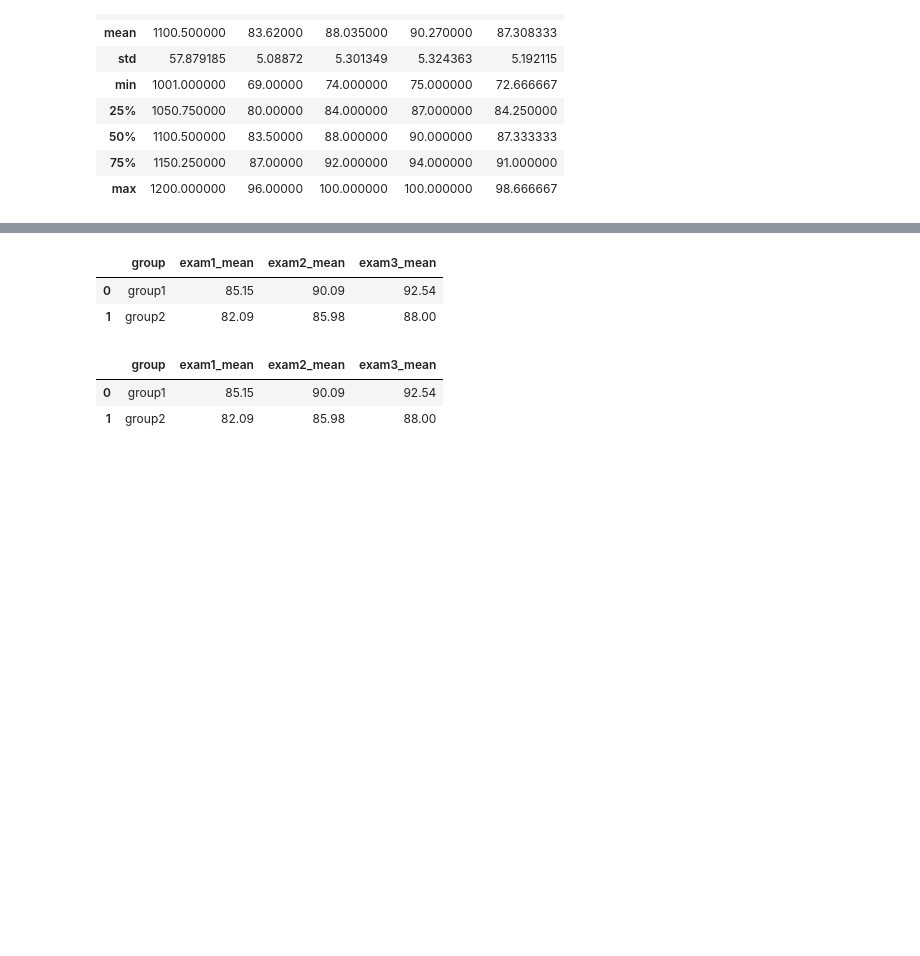
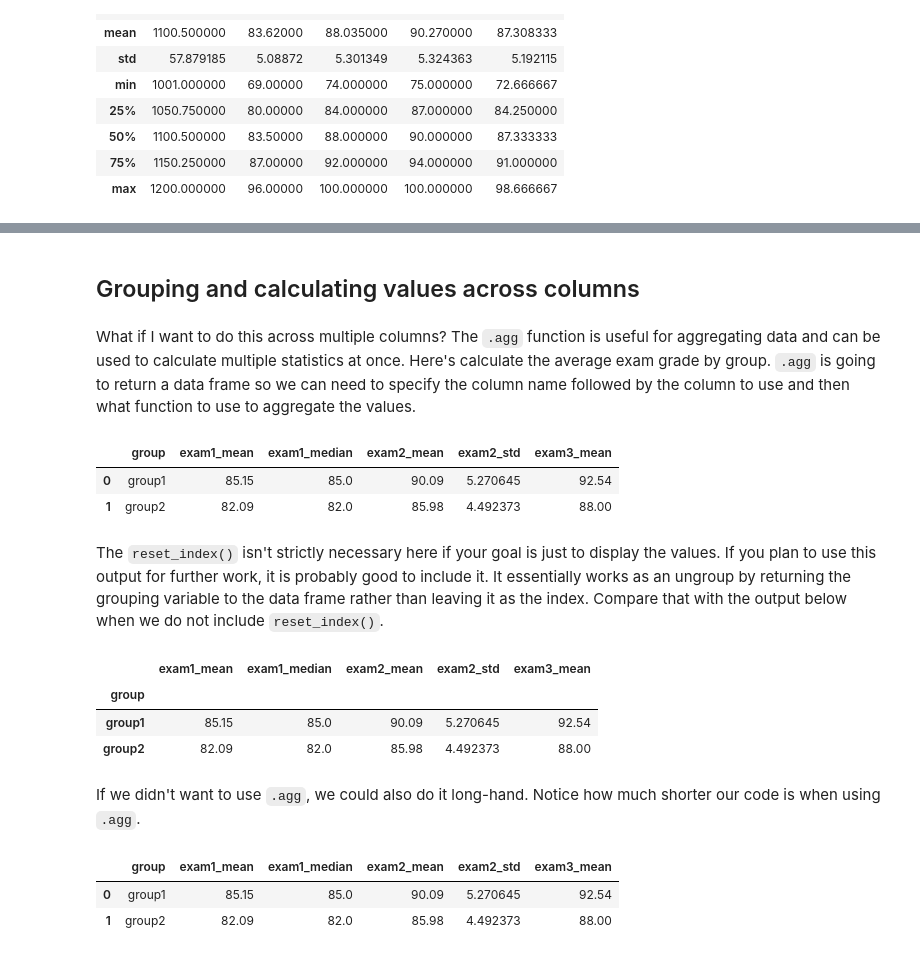
Before and after one commit to gphaser/Python-Intro, a Jupyter notebook: Exam data.ipynb, the cells around one changed output, grey strips where cells are left out. Drawn from its saved outputs; the diff is of its cells as text; code cells hidden in the pictures; blank space fills up the shorter version.

Commit message:
Adding in the aggregating and a quick plot

```diff
--- a/Exam data.ipynb
+++ b/Exam data.ipynb
@@ -133,0 +234,3 @@ exam_data['avg_grade'] = exam_data[['exam1', 'exam2', 'exam3']].mean(axis=1)
+# %%
+exam_data['total_points'] = exam_data['exam1'] + exam_data['exam2'] + exam_data['exam3']
+exam_data.head()
@@ -134,34 +288,60 @@ exam_data['avg_grade'] = exam_data[['exam1', 'exam2', 'exam3']].mean(axis=1)
+# %% [markdown]
+## Grouping and calculating values across columns
+# %% [markdown]
+What if I want to do this across multiple columns? The `.agg` function is useful for aggregating data and can be used to calculate multiple statistics at once. Here's calculate the average exam grade by group. `.agg` is going to return a data frame so we can need to specify the column name followed by the column to use and then what function to use to aggregate the values.
 # %%
 exam_data_group_summary = exam_data.groupby('group').agg(
     exam1_mean=('exam1', 'mean'),
+    exam1_median= ('exam1', 'median'),
     exam2_mean=('exam2', 'mean'),
+    exam2_std =('exam2', 'std'),
     exam3_mean=('exam3', 'mean')
 ).reset_index()
 
 exam_data_group_summary
 # %% [output]
-|  | group | exam1_mean | exam2_mean | exam3_mean |
-| 0 | group1 | 85.15 | 90.09 | 92.54 |
-| 1 | group2 | 82.09 | 85.98 | 88.00 |
+|  | group | exam1_mean | exam1_median | exam2_mean | exam2_std | exam3_mean |
+| 0 | group1 | 85.15 | 85.0 | 90.09 | 5.270645 | 92.54 |
+| 1 | group2 | 82.09 | 82.0 | 85.98 | 4.492373 | 88.00 |
+# %% [markdown]
+The `reset_index()` isn't strictly necessary here if your goal is just to display the values. If you plan to use this output for further work, it is probably good to include it. It essentially works as an ungroup by returning the grouping variable to the data frame rather than leaving it as the index. Compare that with the output below when we do not include `reset_index()`.
+# %%
+exam_data.groupby('group').agg(
+    exam1_mean=('exam1', 'mean'),
+    exam1_median= ('exam1', 'median'),
+    exam2_mean=('exam2', 'mean'),
+    exam2_std =('exam2', 'std'),
+    exam3_mean=('exam3', 'mean'))
+# %% [output]
+|  | exam1_mean | exam1_median | exam2_mean | exam2_std | exam3_mean |
+| group |  |  |  |  |  |
+| group1 | 85.15 | 85.0 | 90.09 | 5.270645 | 92.54 |
+| group2 | 82.09 | 82.0 | 85.98 | 4.492373 | 88.00 |
+# %% [markdown]
+If we didn't want to use `.agg`, we could also do it long-hand. Notice how much shorter our code is when using `.agg`.
 # %%
 # Group the data by 'group'
 grouped_data = exam_data.groupby('group')
 
 # Calculate the mean for each exam column
 exam1_mean = grouped_data['exam1'].mean()
+exam1_median = grouped_data['exam1'].median()
 exam2_mean = grouped_data['exam2'].mean()
+exam2_std = grouped_data['exam2'].std()
 exam3_mean = grouped_data['exam3'].mean()
 
 # Create a new DataFrame to store the results
 exam_data_group_summary_2 = pd.DataFrame({
     'group': exam1_mean.index,
     'exam1_mean': exam1_mean.values,
+    'exam1_median': exam1_median.values,
     'exam2_mean': exam2_mean.values,
+    'exam2_std': exam2_std.values,
     'exam3_mean': exam3_mean.values
 })
 
 exam_data_group_summary_2
 # %% [output]
-|  | group | exam1_mean | exam2_mean | exam3_mean |
-| 0 | group1 | 85.15 | 90.09 | 92.54 |
-| 1 | group2 | 82.09 | 85.98 | 88.00 |
+|  | group | exam1_mean | exam1_median | exam2_mean | exam2_std | exam3_mean |
+| 0 | group1 | 85.15 | 85.0 | 90.09 | 5.270645 | 92.54 |
+| 1 | group2 | 82.09 | 82.0 | 85.98 | 4.492373 | 88.00 |
```
Also changed, not shown: parts of 29 cells of this notebook, 1 other file.
